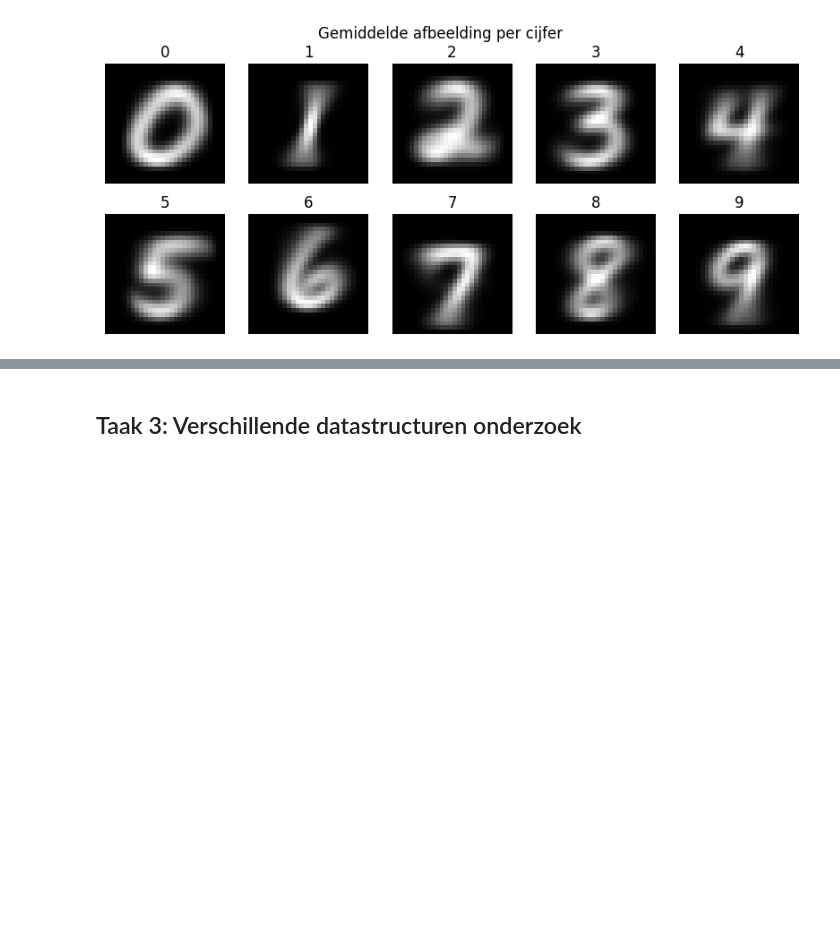
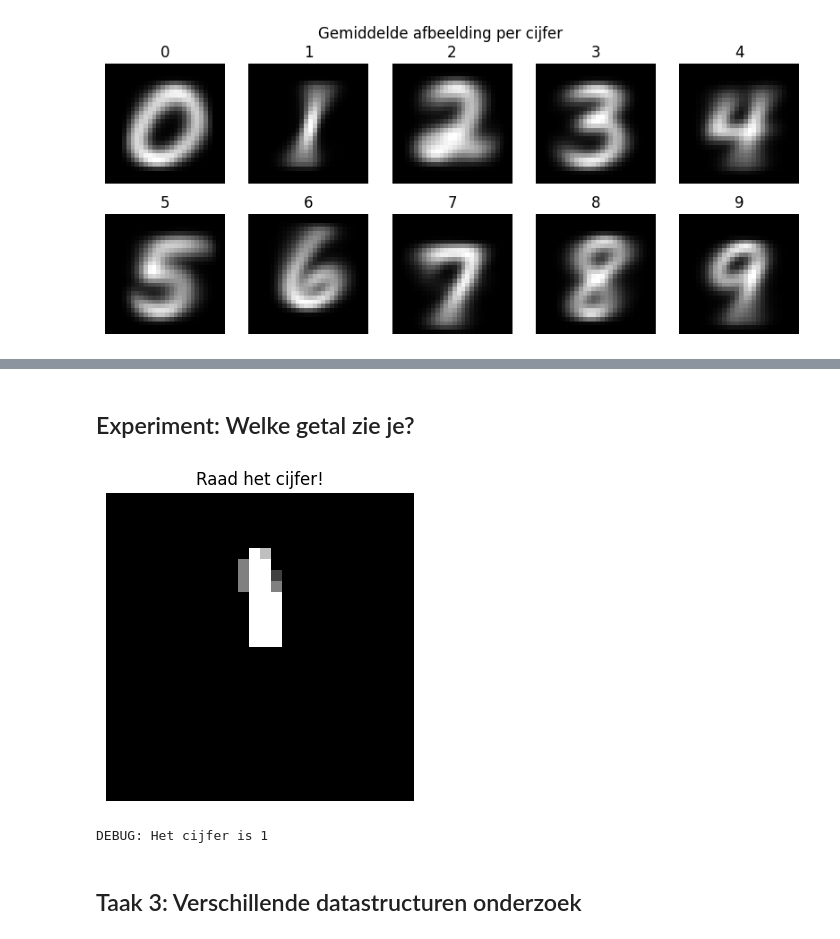
Before and after one commit to sami12127/Mini-AI-, a Jupyter notebook: Visuele-analyse-cijfers/P1_MNIST.ipynb, the cells around one changed output, grey strips where cells are left out. Drawn from its saved outputs; the diff is of its cells as text; code cells hidden in the pictures; blank space fills up the shorter version.

```diff
--- a/Visuele-analyse-cijfers/P1_MNIST.ipynb
+++ b/Visuele-analyse-cijfers/P1_MNIST.ipynb
@@ -353,3 +372,34 @@ Het totale gemiddelde laat zien hoe licht of donker de afbeeldingen gemiddeld zi
+# %% [markdown]
+## Experiment: Welke getal zie je?
+# %%
+(x_train, y_train), _ = mnist.load_data()
+x_train = x_train.astype('float32') / 255.0
+
+idx = np.random.randint(0, len(x_train))
+image = x_train[idx]
+true_digit = y_train[idx]
+
+hard_image = image.copy()
+
+block_height = np.random.randint(5, 12)
+block_width = np.random.randint(5, 12)
+start_row = np.random.randint(0, 28 - block_height)
+start_col = np.random.randint(0, 28 - block_width)
+hard_image[start_row:start_row+block_height, start_col:start_col+block_width] = 0
+
+hard_image = hard_image * np.random.uniform(0.5, 0.8)
+
+# Toon de afbeelding
+plt.figure(figsize=(4,4))
+plt.imshow(hard_image, cmap='gray')
+plt.axis('off')
+plt.title("Raad het cijfer!")
+plt.show()
+
+print(f"Het cijfer is {true_digit}")
+# %% [output]
+[figure, added]
+DEBUG: Het cijfer is 1
 # %% [markdown]
 ## Taak 3: Verschillende datastructuren onderzoek
 # %%
```
Also changed, not shown: parts of 5 cells of this notebook.
